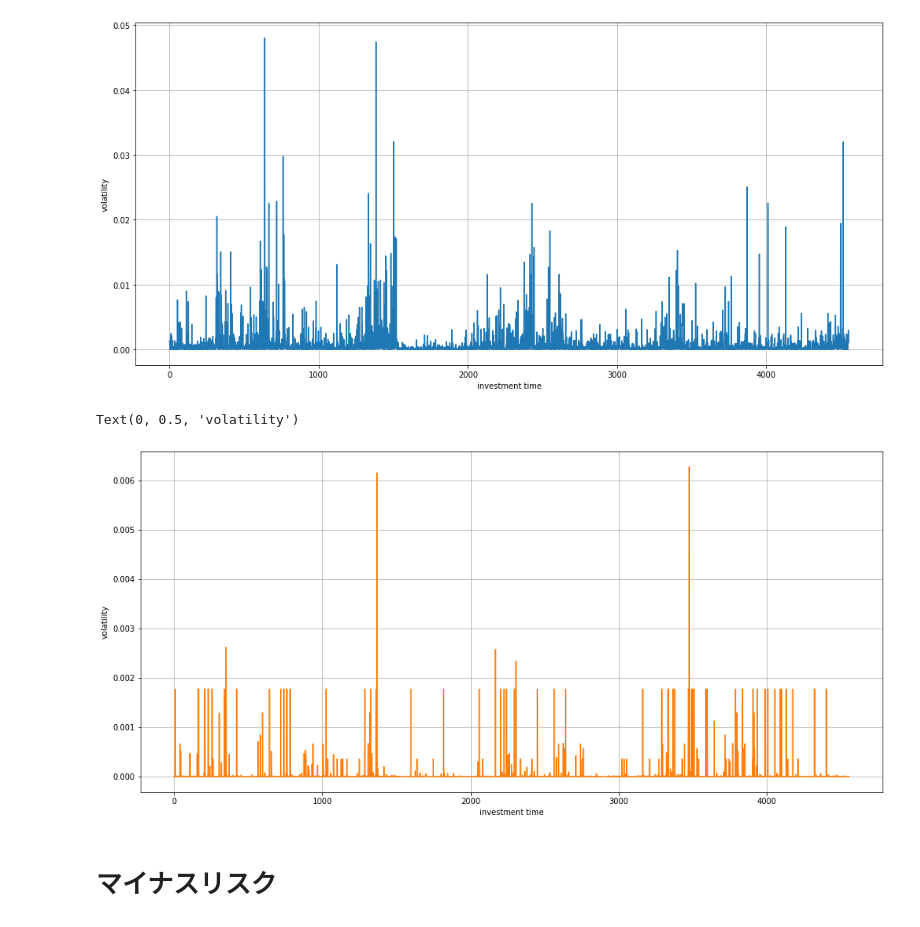
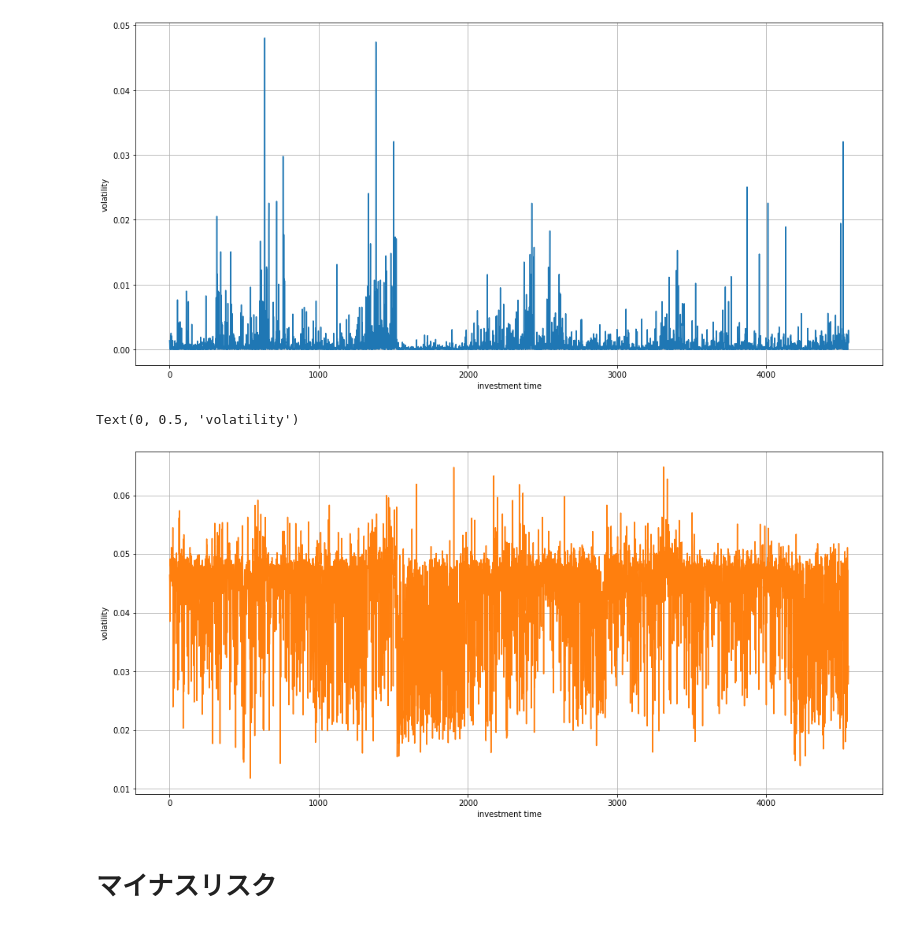
Before and after one commit to ShogoAkiyama/rltorch2, a Jupyter notebook: sentiment/iqn/EDA.ipynb, the cells around one changed output. Cells and saved outputs as stored; diff of their text form; code cells hidden in the pictures.

```diff
--- a/sentiment/iqn/EDA.ipynb
+++ b/sentiment/iqn/EDA.ipynb
@@ -47,7 +47,7 @@ parser.add_argument('--test', action='store_true')
 device = torch.device('cuda' if torch.cuda.is_available() else 'cpu')
 parser.add_argument('--device', type=str, default=device)
 
-parser.add_argument('--num_quantile', type=int, default=32)
+parser.add_argument('--num_quantile', type=int, default=64)
 
 args = parser.parse_args(args=[])
 
@@ -55,31 +55,30 @@ args.rnn = False
 
 torch.backends.cudnn.benchmark = True
 # %%
+japanese_vectors = Vectors(name='../data/news/cc.ja.300.vec')
+
 # Create Dataset
 train_ds = MyDataset(
     path=os.path.join('..', 'data', 'news', 'text_train.tsv'),
-    vocab=None,
     specials=['<company>', '<organization>', '<person>', '<location>'],
-    max_len=args.max_length
-)
-
-japanese_fasttext_vectors = Vectors(name='../data/news/cc.ja.300.vec')
-
-train_ds.build_vocab(
-    vectors=japanese_fasttext_vectors,
-    min_freq=args.min_freq
+    max_len=args.max_length,
+    vectors=japanese_vectors,
+    min_freq=args.min_freq,
+    phase='train'
 )
 
 test_ds = MyDataset(
     path=os.path.join('..', 'data', 'news', 'text_test.tsv'),
+    max_len=args.max_length,
     vocab=train_ds.vocab,
+    min_freq=args.min_freq,
+    phase='val'
 )
 
 train_dl = torch.utils.data.DataLoader(
     train_ds,
     batch_size = 1,
-    shuffle = False,
-    num_workers = 3
+    shuffle = False
 )
 
 test_dl = torch.utils.data.DataLoader(
@@ -592,16 +604,16 @@ Text(0, 0.5, 'volatility')
 [figure]
 # %%
 fig = plt.figure(figsize=(17, 8))
-var= (risk_neutral_q/100).var(axis=1)
+std= (risk_neutral_q/100).std(axis=1)
 
-plt.plot(var, 'C1', label='quantile')
+plt.plot(std, 'C1', label='quantile')
 
 plt.grid(True)
 plt.xlabel('investment time')
 plt.ylabel('volatility')
 # %% [output]
 Text(0, 0.5, 'volatility')
-[figure, old version]
+[figure, new version]
 # %% [markdown]
 # マイナスリスク
 # %%
```
Also changed, not shown: parts of 29 cells of this notebook, 6 other files.
